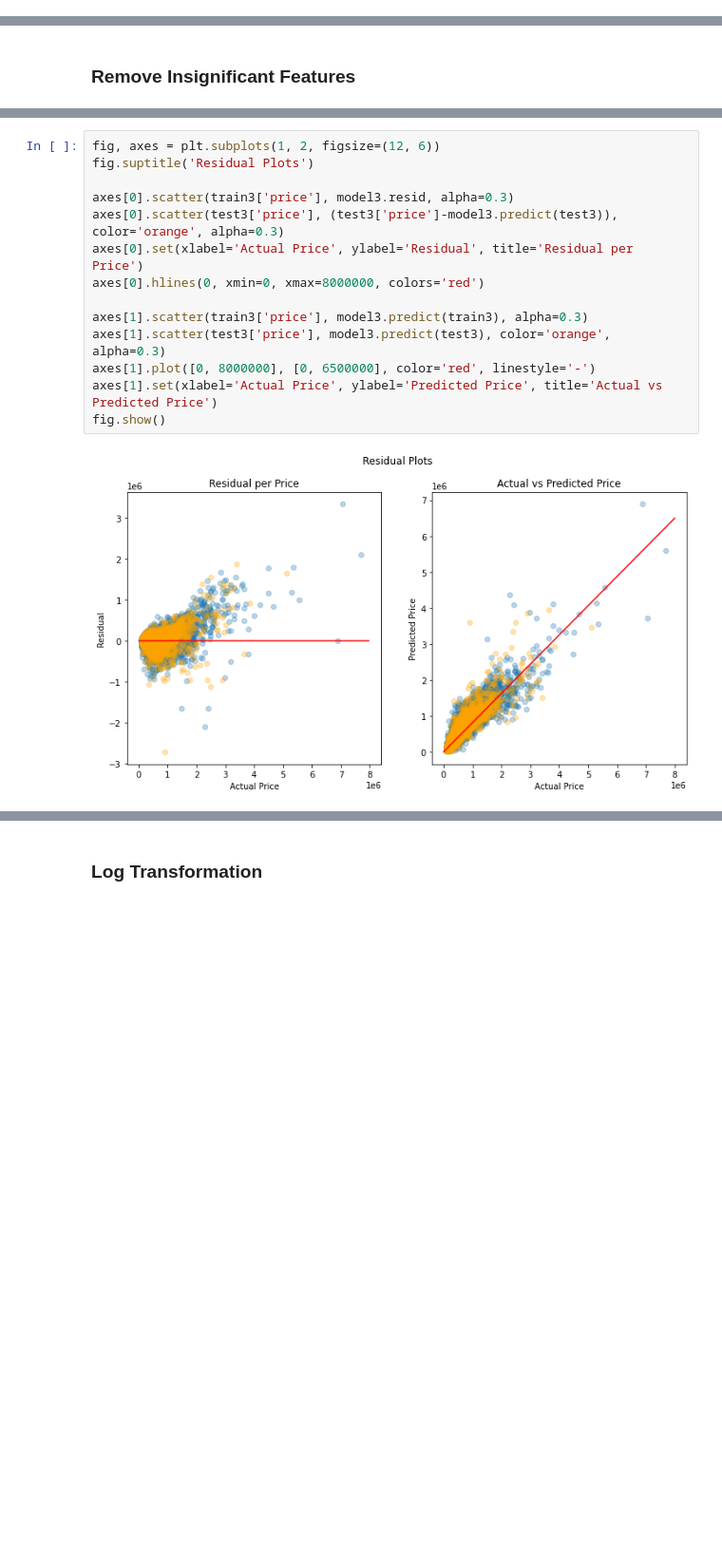
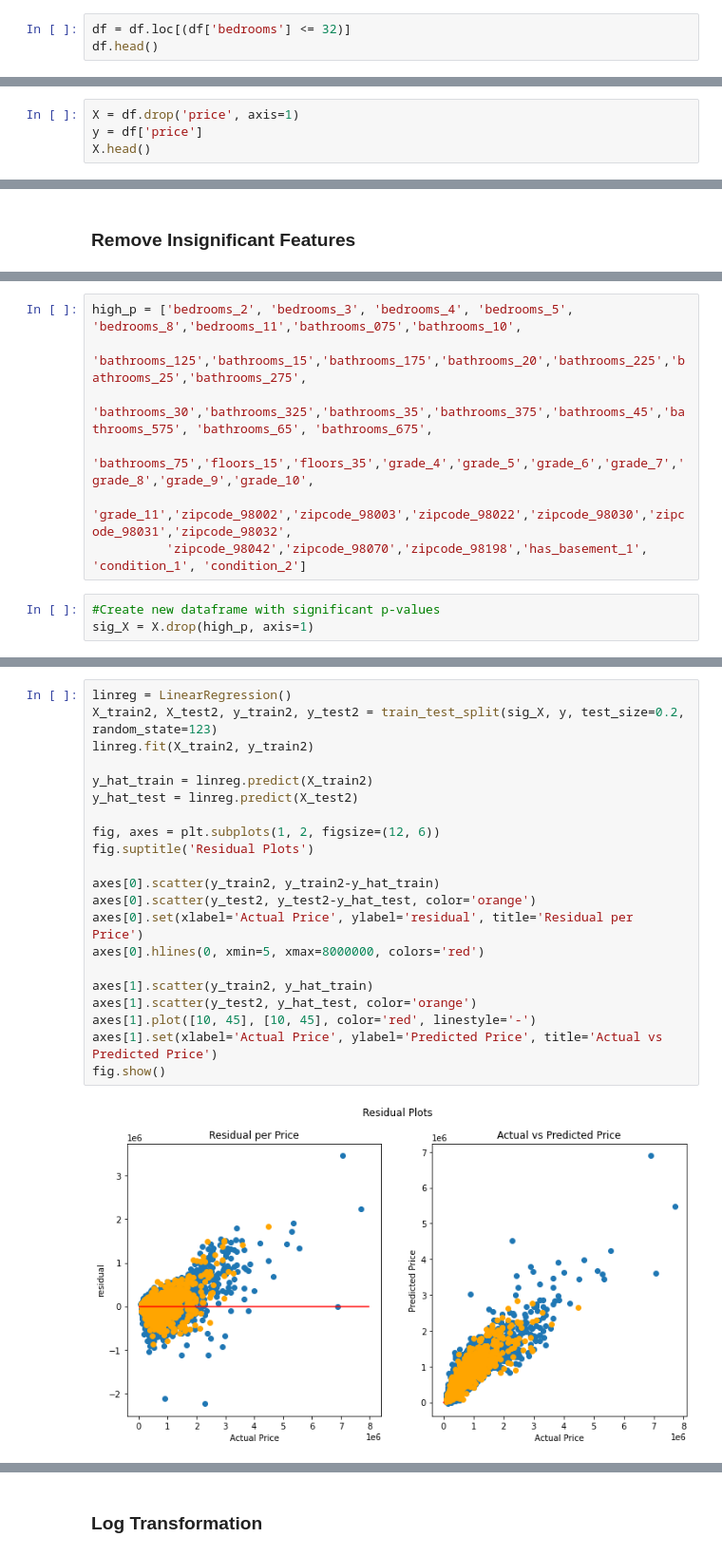
Before and after one commit to meljoy1099/re-analysis-p2, a Jupyter notebook: student.ipynb, the cells around one changed output, grey strips where cells are left out. Shown at 95% size. Cells and saved outputs as stored; diff of their text form; blank space fills up the shorter version.

Commit message:
updated modeling

```diff
--- a/student.ipynb
+++ b/student.ipynb
@@ -229,0 +229,3 @@ df['bedrooms'] = np.where((df['bedrooms'] == 33) | (df['bedrooms'] == 0), round(
+# %%
+df = df.loc[(df['bedrooms'] <= 32)]
+df.head()
@@ -497,0 +438,4 @@ strong multicollinearity problems or that the design matrix is singular.
+# %%
+X = df.drop('price', axis=1)
+y = df['price']
+X.head()
@@ -641,0 +526,10 @@ strong multicollinearity problems or that the design matrix is singular.
+# %%
+high_p = ['bedrooms_2', 'bedrooms_3', 'bedrooms_4', 'bedrooms_5', 'bedrooms_8','bedrooms_11','bathrooms_075','bathrooms_10',
+          'bathrooms_125','bathrooms_15','bathrooms_175','bathrooms_20','bathrooms_225','bathrooms_25','bathrooms_275',
+          'bathrooms_30','bathrooms_325','bathrooms_35','bathrooms_375','bathrooms_45','bathrooms_575', 'bathrooms_65', 'bathrooms_675',
+          'bathrooms_75','floors_15','floors_35','grade_4','grade_5','grade_6','grade_7','grade_8','grade_9','grade_10',
+          'grade_11','zipcode_98002','zipcode_98003','zipcode_98022','zipcode_98030','zipcode_98031','zipcode_98032',
+          'zipcode_98042','zipcode_98070','zipcode_98198','has_basement_1', 'condition_1', 'condition_2']
+# %%
+#Create new dataframe with significant p-values
+sig_X = X.drop(high_p, axis=1)
@@ -656,16 +601,23 @@ fig.show()
 # %%
+linreg = LinearRegression()
+X_train2, X_test2, y_train2, y_test2 = train_test_split(sig_X, y, test_size=0.2, random_state=123)
+linreg.fit(X_train2, y_train2)
+
+y_hat_train = linreg.predict(X_train2)
+y_hat_test = linreg.predict(X_test2)
+
 fig, axes = plt.subplots(1, 2, figsize=(12, 6))
 fig.suptitle('Residual Plots')
 
-axes[0].scatter(train3['price'], model3.resid, alpha=0.3)
-axes[0].scatter(test3['price'], (test3['price']-model3.predict(test3)), color='orange', alpha=0.3)
-axes[0].set(xlabel='Actual Price', ylabel='Residual', title='Residual per Price')
-axes[0].hlines(0, xmin=0, xmax=8000000, colors='red')
+axes[0].scatter(y_train2, y_train2-y_hat_train)
+axes[0].scatter(y_test2, y_test2-y_hat_test, color='orange')
+axes[0].set(xlabel='Actual Price', ylabel='residual', title='Residual per Price')
+axes[0].hlines(0, xmin=5, xmax=8000000, colors='red')
 
-axes[1].scatter(train3['price'], model3.predict(train3), alpha=0.3)
-axes[1].scatter(test3['price'], model3.predict(test3), color='orange', alpha=0.3)
-axes[1].plot([0, 8000000], [0, 6500000], color='red', linestyle='-')
+axes[1].scatter(y_train2, y_hat_train)
+axes[1].scatter(y_test2, y_hat_test, color='orange')
+axes[1].plot([10, 45], [10, 45], color='red', linestyle='-')
 axes[1].set(xlabel='Actual Price', ylabel='Predicted Price', title='Actual vs Predicted Price')
 fig.show()
 # %% [output]
-[figure, old version]
+[figure, new version]
```
Also changed, not shown: parts of 59 cells of this notebook.
